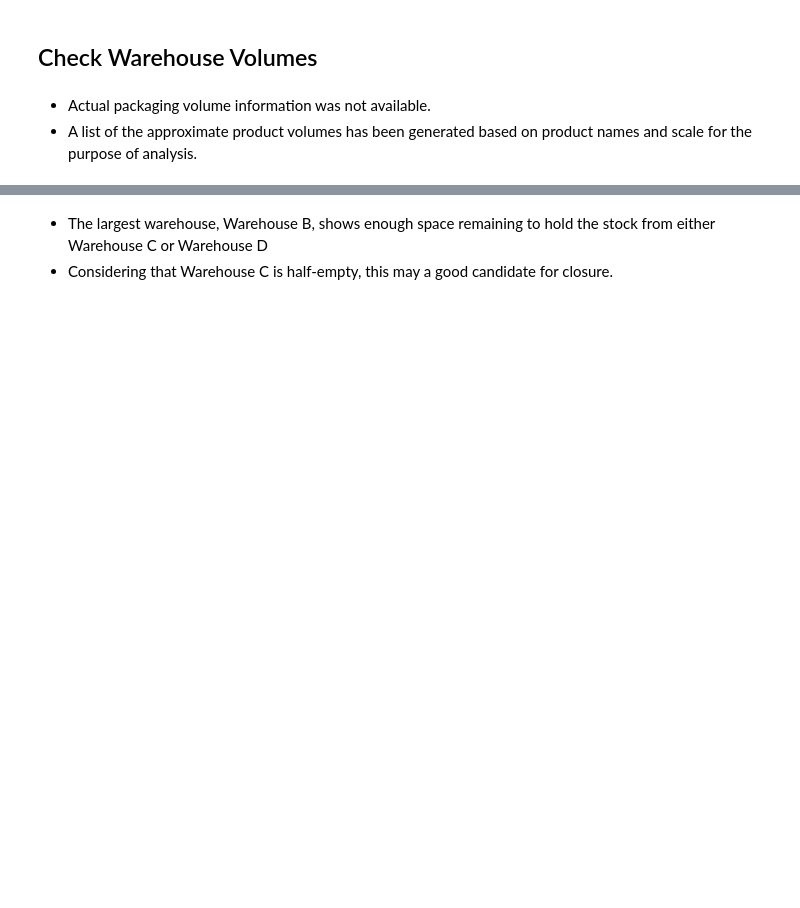
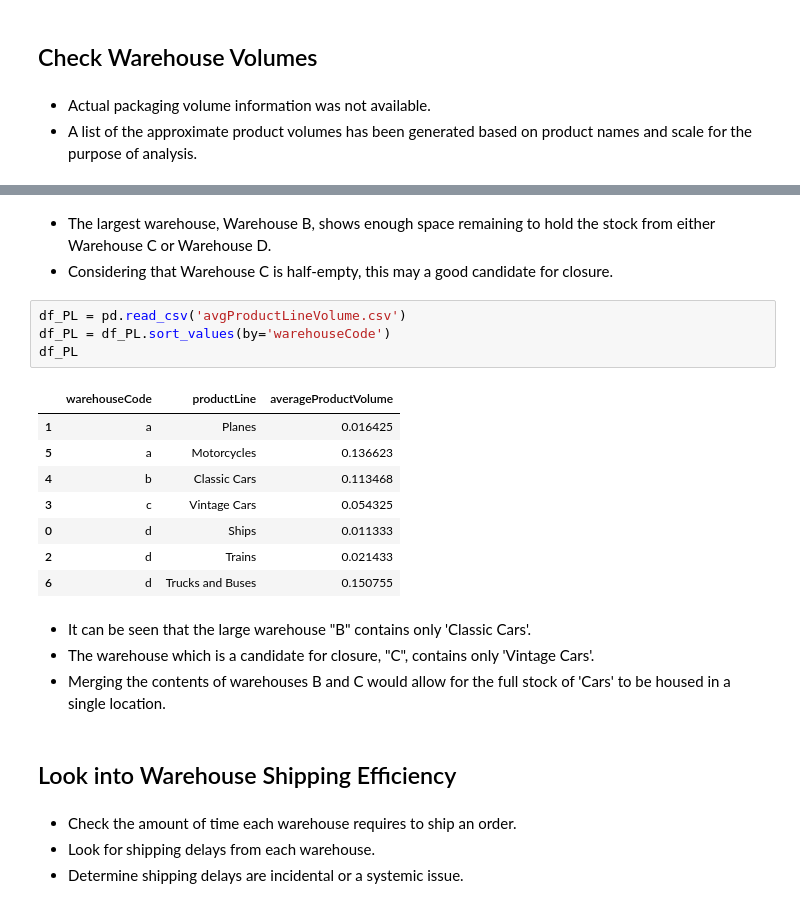
Before and after one commit to BCPMcustom/courseraSQL, a Jupyter notebook: Course#10/MintClassics.ipynb, the cells around one changed output, grey strips where cells are left out. Drawn from its saved outputs; the diff is of its cells as text; blank space fills up the shorter version.

```diff
--- a/Course#10/MintClassics.ipynb
+++ b/Course#10/MintClassics.ipynb
@@ -209,5 +260,28 @@ plt.close('all')
 # %% [output]
 [figure]
 # %% [markdown]
-- The largest warehouse, Warehouse B, shows enough space remaining to hold the stock from either Warehouse C or Warehouse D
+- The largest warehouse, Warehouse B, shows enough space remaining to hold the stock from either Warehouse C or Warehouse D.
 - Considering that Warehouse C is half-empty, this may a good candidate for closure.
+# %%
+df_PL = pd.read_csv('avgProductLineVolume.csv')
+df_PL = df_PL.sort_values(by='warehouseCode')
+df_PL
+# %% [output]
+|  | warehouseCode | productLine | averageProductVolume |
+| 1 | a | Planes | 0.016425 |
+| 5 | a | Motorcycles | 0.136623 |
+| 4 | b | Classic Cars | 0.113468 |
+| 3 | c | Vintage Cars | 0.054325 |
+| 0 | d | Ships | 0.011333 |
+| 2 | d | Trains | 0.021433 |
+| 6 | d | Trucks and Buses | 0.150755 |
+# %% [markdown]
+- It can be seen that the large warehouse "B" contains only 'Classic Cars'.
+- The warehouse which is a candidate for closure, "C", contains only 'Vintage Cars'.
+- Merging the contents of warehouses B and C would allow for the full stock of 'Cars' to be housed in a single location.
+# %% [markdown]
+## Look into Warehouse Shipping Efficiency
+# %% [markdown]
+- Check the amount of time each warehouse requires to ship an order.
+- Look for shipping delays from each warehouse.
+- Determine shipping delays are incidental or a systemic issue.
```
Also changed, not shown: parts of 10 cells of this notebook, 2 other files.
